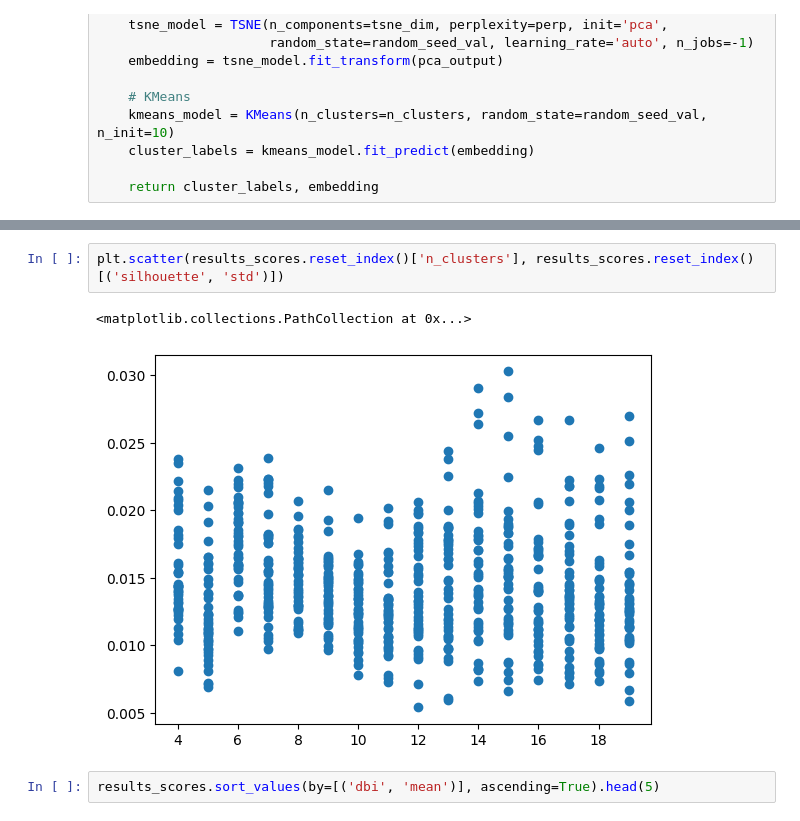
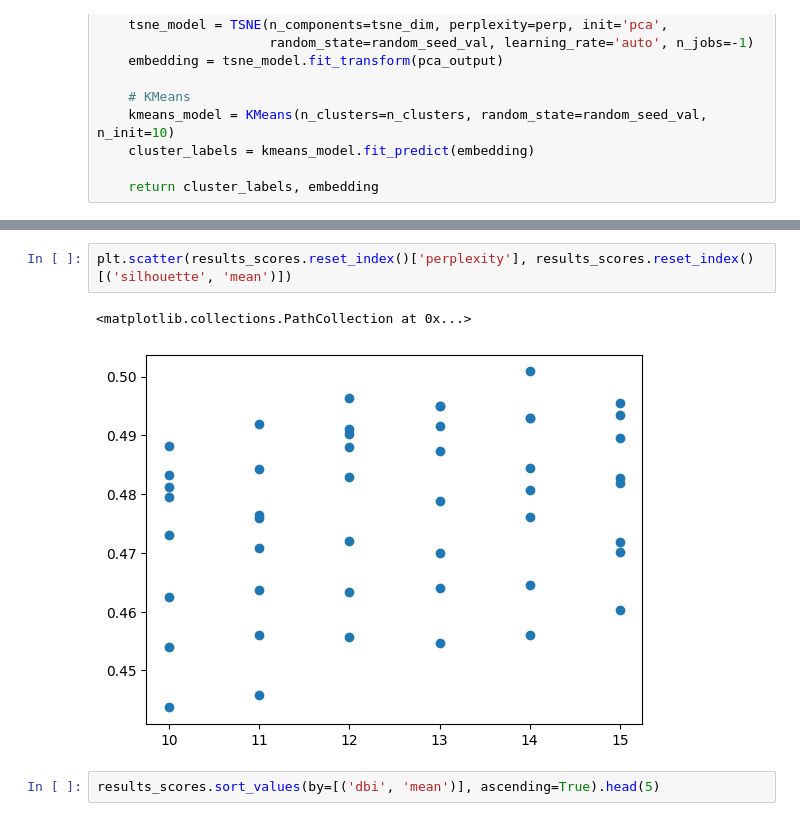
Before and after one commit to AHY123/Stock_Data_Network, a Jupyter notebook: zold/workflow/tsne.ipynb, the cells around one changed output, grey strips where cells are left out. Cells and saved outputs as stored; diff of their text form.

```diff
--- a/zold/workflow/tsne.ipynb
+++ b/zold/workflow/tsne.ipynb
@@ -576,8 +584,8 @@ results_scores
 # %%
-plt.scatter(results_scores.reset_index()['n_clusters'], results_scores.reset_index()[('silhouette', 'std')])
+plt.scatter(results_scores.reset_index()['perplexity'], results_scores.reset_index()[('silhouette', 'mean')])
 # %% [output]
 <matplotlib.collections.PathCollection at 0x...>
-[figure, old version]
+[figure, new version]
 # %%
 results_scores.sort_values(by=[('dbi', 'mean')], ascending=True).head(5)
 # %% [output]
```
Also changed, not shown: parts of 14 cells of this notebook, 1 other file.
